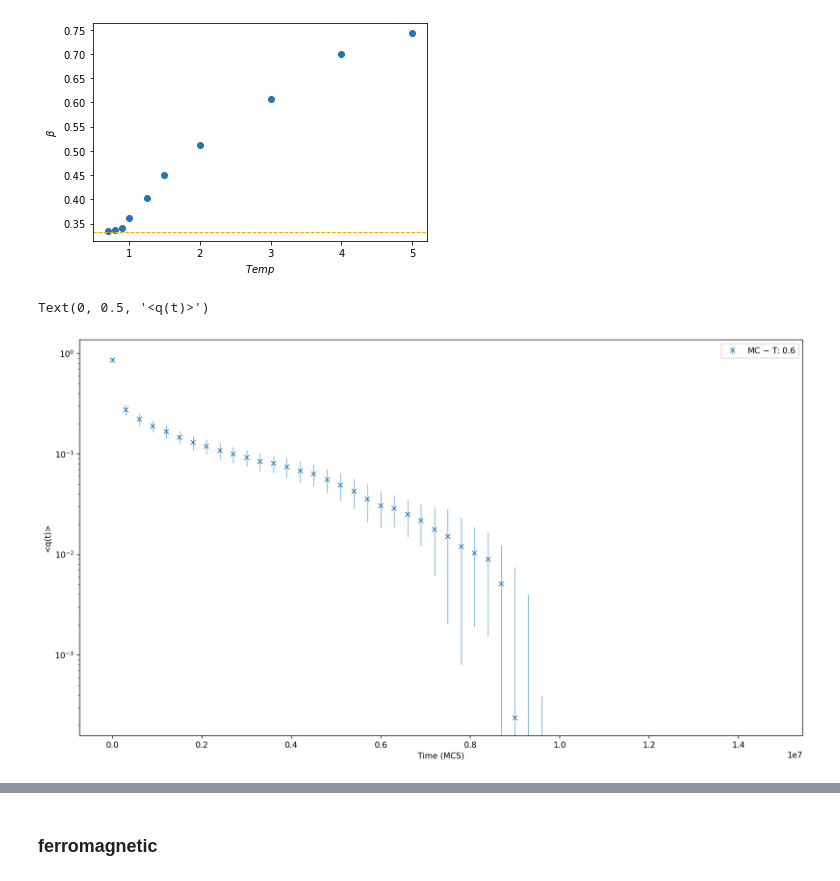
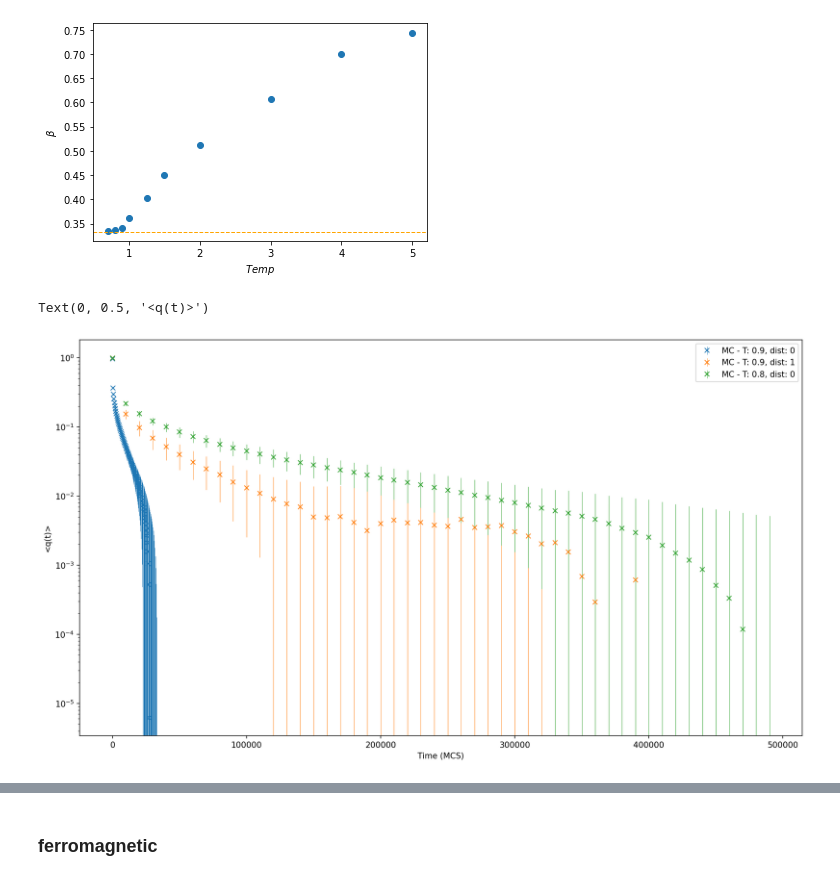
Before and after one commit to zlatovladdka/2d-spin-glasses, a Jupyter notebook: Ising.ipynb, the cells around one changed output, grey strips where cells are left out. Cells and saved outputs as stored; diff of their text form; code cells hidden in the pictures.

```diff
--- a/Ising.ipynb
+++ b/Ising.ipynb
@@ -7,7 +7,7 @@ import scipy.optimize
 
 client = MongoClient("c3.itp.ac.ru", 27027)
 # %%
-def corr_time(Nx, Ny, T, min_time = 0, max_time = np.inf, draw_each = False, fit=False):
+def corr_time(Nx, Ny, T, dist=0, min_time = 0, max_time = np.inf, draw_each = False, fit=False):
     mt = []
     df = pd.DataFrame()
     for result in client.numerics.glass.find({"Nx": Nx, "Ny": Ny, "T": T}):
@@ -18,6 +18,13 @@ def corr_time(Nx, Ny, T, min_time = 0, max_time = np.inf, draw_each = False, fit
         #        break
         # if flag:
         #    continue
+
+        try:
+            if result['Distribution'] != dist:
+                continue
+        except KeyError:
+            if dist != 0:
+                continue
 
         x = np.array(result['corr_times'])
         y = np.array(result['corr_values'])
@@ -33,13 +40,13 @@ def corr_time(Nx, Ny, T, min_time = 0, max_time = np.inf, draw_each = False, fit
     y_mean = df.mean(axis=1)
     y_err = df.std(axis=1)
 
-    plt.errorbar(x, y_mean, yerr=y_err, fmt='x', label="MC $-$ T: {}".format(T), elinewidth=0.5)
+    plt.errorbar(x, y_mean, yerr=y_err, fmt='x', label="MC - T: {}, dist: {}".format(T, dist), elinewidth=0.5)
     plt.yscale('log')
     #plt.semilogy(x, y_mean, linestyle='-.', label="Temp: {}".format(T))
 
     if fit:
         params, params_covariance = scipy.optimize.curve_fit(q_beta, x, np.log(np.array(y_mean)))
-        plt.semilogy(np.linspace(x[0], x[-1], 200), qb(np.linspace(x[0], x[-1], 200), params[0], params[1], params[2]), linestyle='--', label=r"Fit $-$ T: {}, $\beta$: {:.2f}".format(T, params[2]))
+        plt.semilogy(np.linspace(x[0], x[-1], 200), qb(np.linspace(x[0], x[-1], 200), params[0], params[1], params[2]), linestyle='--', label=r"Fit - T: {}, $\beta$: {:.2f}".format(T, params[2]))
 
         print(params)
 
@@ -84,32 +109,35 @@ plt.axhline(1/3, linestyle='--', color='orange', linewidth=1)
 # %%
 plt.figure(figsize=(16, 9), dpi=150)
 
 # corr_time(100, 100, 7.0, min_time=1, fit=True)
 # corr_time(100, 100, 6.0, min_time=1, max_time=7, fit=True)
 # corr_time(100, 100, 5.0, min_time=1, max_time=10, fit=True)
 # corr_time(100, 100, 4.0, max_time=20, fit=True)
 # corr_time(100, 100, 3.0, max_time=35, fit=True)
 # corr_time(100, 100, 2.0, max_time=135, fit=True)
 # corr_time(100, 100, 1.5, max_time=600, fit=True)
 # corr_time(100, 100, 1.25, max_time=1200, fit=True)
 # corr_time(100, 100, 1.0, max_time=5000, fit=True)
-# corr_time(100, 100, 0.9, max_time=8000, fit=True)
-# corr_time(100, 100, 0.8, max_time=200000, fit=True)
+corr_time(100, 100, 0.9, dist=0)
+corr_time(100, 100, 0.9, dist=1)
+# corr_time(100, 100, 1.2, dist=1, draw_each=True)
+corr_time(100, 100, 0.8)
 # corr_time(100, 100, 0.7, min_time=1)
-corr_time(100, 100, 0.6)
+# corr_time(100, 100, 6.0, min_time=1, max_time=8, fit=True, dist=0)
+# corr_time(32, 32, 20.0, draw_each=True, dist=1)
 
 # corr_time(32, 32, 5.0, max_time=15, min_time=6, fit=True)
 # corr_time(32, 32, 8.0, max_time=9, min_time=2, fit=True)
 # corr_time(32, 32, 10.0, max_time=8, min_time=2, fit=True)
 # corr_time(32, 32, 15.0, max_time=6, min_time=1, fit=True)
 # corr_time(32, 32, 20.0, max_time=5, min_time=1, fit=True)
 # corr_time(32, 32, 50.0, max_time=3.5, min_time=1, fit=True)
 
 
 plt.xlabel('Time (MCS)')
 plt.ylabel('<q(t)>')
 
 # plt.xlim(0, 400)
 # %% [output]
 Text(0, 0.5, '<q(t)>')
-[figure, old version]
+[figure, new version]
```
Also changed, not shown: parts of 5 cells of this notebook, 1 other file.
